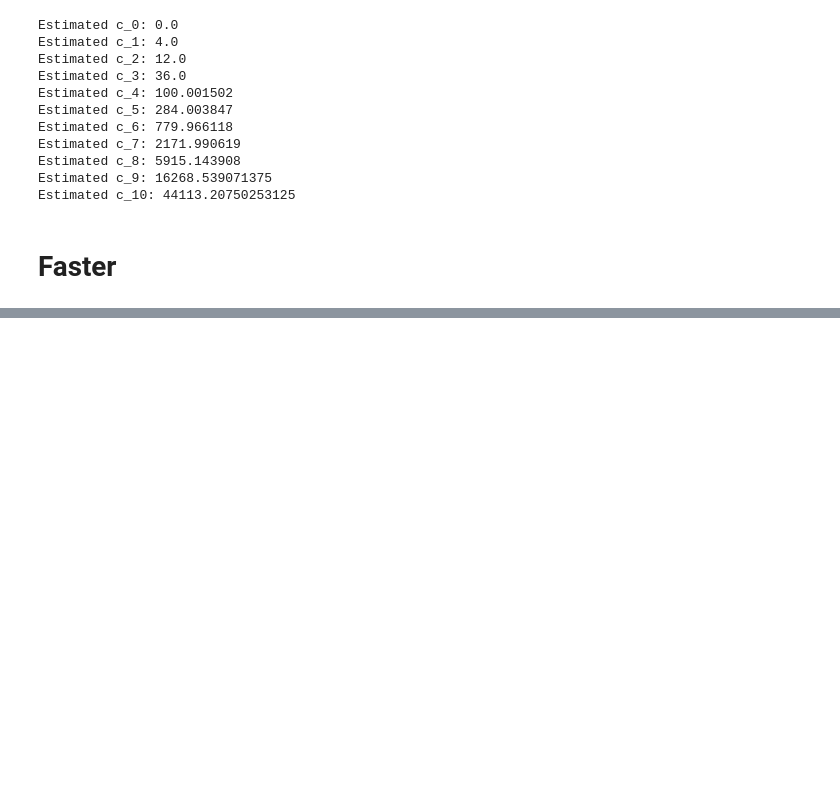
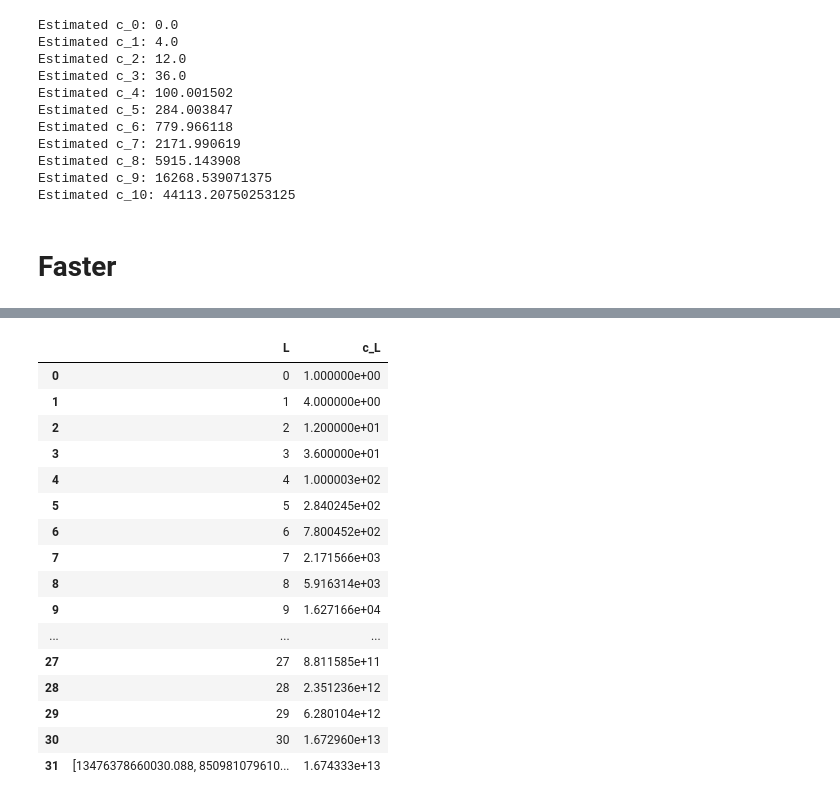
Before and after one commit to LiuFangrui/SAW-Estimation, a Jupyter notebook: PERM.ipynb, the cells around one changed output, grey strips where cells are left out. Saved outputs shown, nothing was run; the diff lists cells and outputs as text; code cells hidden in the pictures; blank space fills up the shorter version.

```diff
--- a/PERM.ipynb
+++ b/PERM.ipynb
@@ -6,12 +6,8 @@ import numpy as np
 
 def PERM(L, C_plus = 10, C_minus = 1):
     """
-    Generates a self-avoiding walk (SAW) of length L using PERM.
-
-    The walk starts at the origin (0,0). [haven't write]
+    Generates a self-avoiding walk (SAW) of length L using PERM. The walk starts at the origin (0,0).
     """
-    # print("new run")
-    # Special case: L = 0
     if L == 0:
         return 1
 
@@ -193,0 +220,23 @@ def PERM(L, C_plus = 10, C_minus = 1):
+# %%
+# Convert to DataFrame and save as CSV
+import pandas as pd
+df = pd.DataFrame(data, columns =['L','c_L'])
+df
+# %% [output]
+|  | L | c_L |
+| 0 | 0 | 1.000000e+00 |
+| 1 | 1 | 4.000000e+00 |
+| 2 | 2 | 1.200000e+01 |
+| 3 | 3 | 3.600000e+01 |
+| 4 | 4 | 1.000003e+02 |
+| 5 | 5 | 2.840245e+02 |
+| 6 | 6 | 7.800452e+02 |
+| 7 | 7 | 2.171566e+03 |
+| 8 | 8 | 5.916314e+03 |
+| 9 | 9 | 1.627166e+04 |
+| ... | ... | ... |
+| 27 | 27 | 8.811585e+11 |
+| 28 | 28 | 2.351236e+12 |
+| 29 | 29 | 6.280104e+12 |
+| 30 | 30 | 1.672960e+13 |
+| 31 | [13476378660030.088, 850981079610... | 1.674333e+13 |
```
Also changed, not shown: parts of 5 cells of this notebook.
